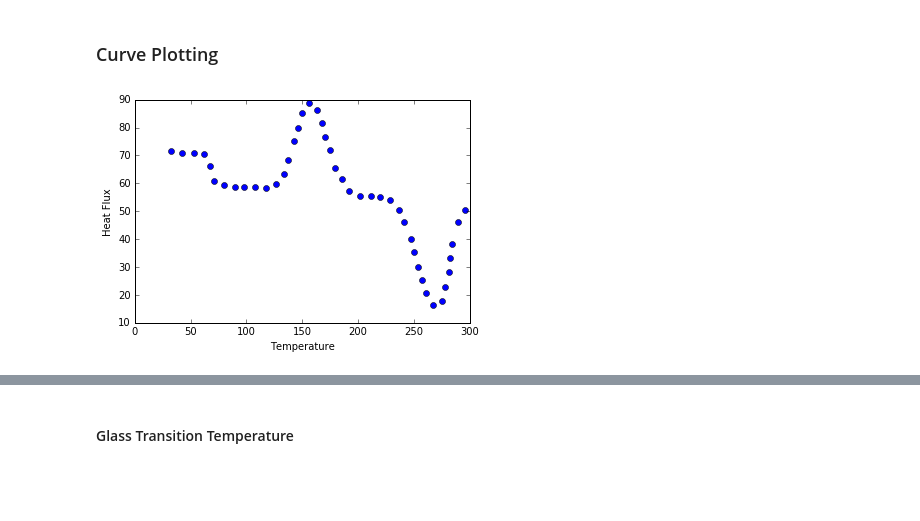
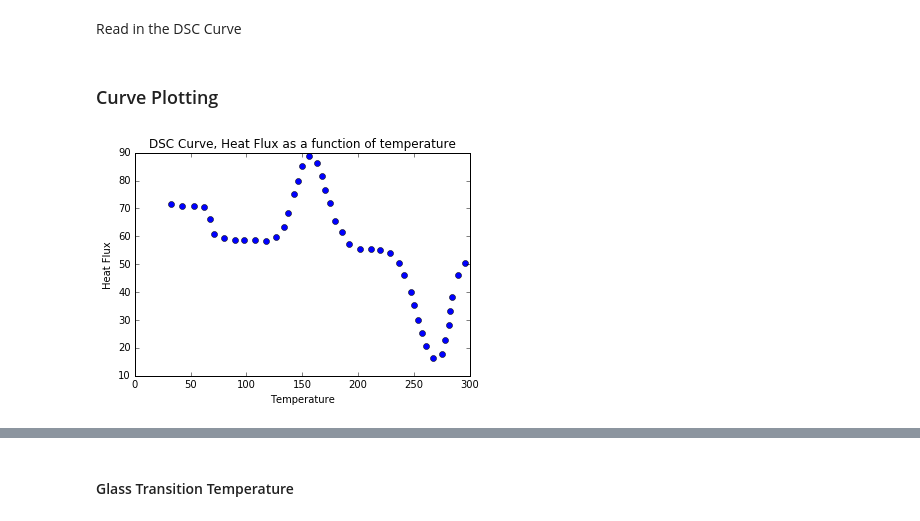
Before and after one commit to MichalKononenko/NE336-Lab1, a Jupyter notebook: lab1/part4.ipynb, the cells around one changed output, grey strips where cells are left out. Cells and saved outputs as stored; diff of their text form; code cells hidden in the pictures; blank space fills up the shorter version.

```diff
--- a/lab1/part4.ipynb
+++ b/lab1/part4.ipynb
@@ -12,5 +17,7 @@ from part4 import DSCCurve
 
 %matplotlib inline
+# %% [markdown]
+Read in the DSC Curve
 # %%
 curve = DSCCurve(os.path.join(os.path.pardir, 'lab1_data.csv'))
 # %% [markdown]
@@ -18,10 +25,11 @@ curve = DSCCurve(os.path.join(os.path.pardir, 'lab1_data.csv'))
 # %%
 x_axis = [point.temperature for point in curve]
 y_axis = [point.heat_flux for point in curve]
 
 plt.plot(x_axis, y_axis, 'o')
 plt.xlabel('Temperature')
 plt.ylabel('Heat Flux')
+plt.title('DSC Curve, Heat Flux as a function of temperature')
 plt.show()
 # %% [output]
-[figure, old version]
+[figure, new version]
```
Also changed, not shown: parts of 28 cells of this notebook, 3 other files.
